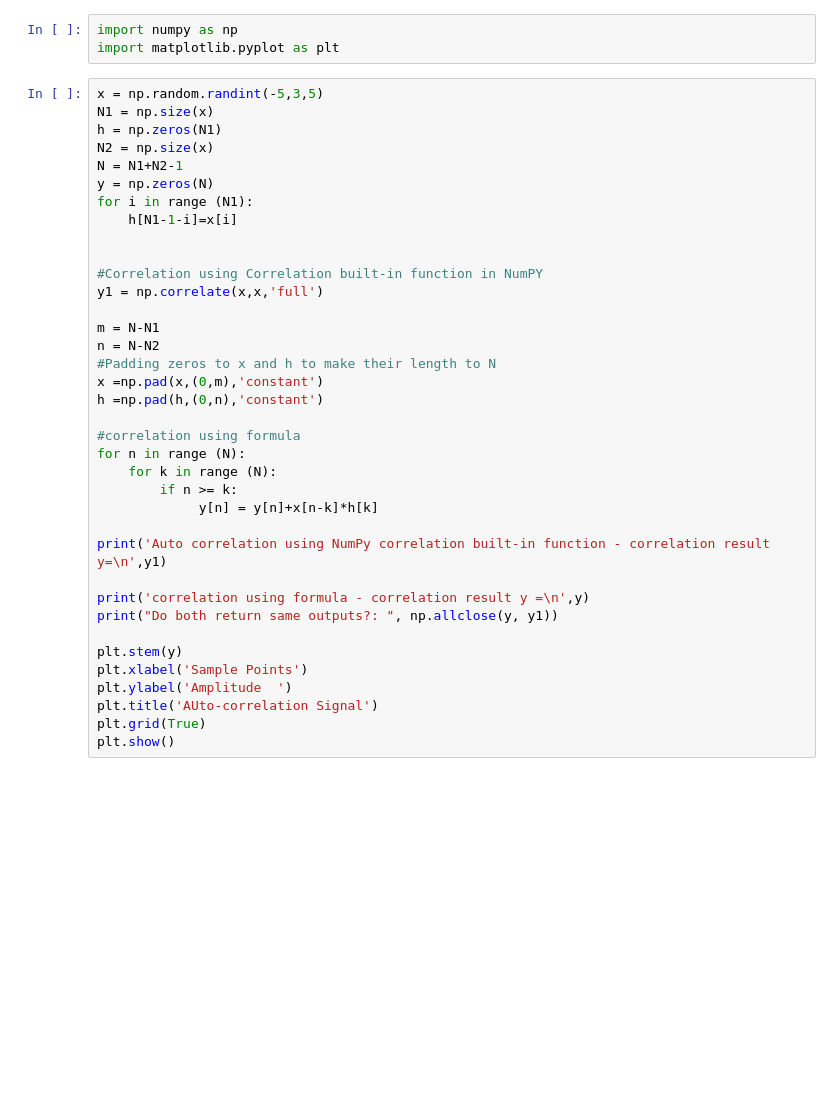
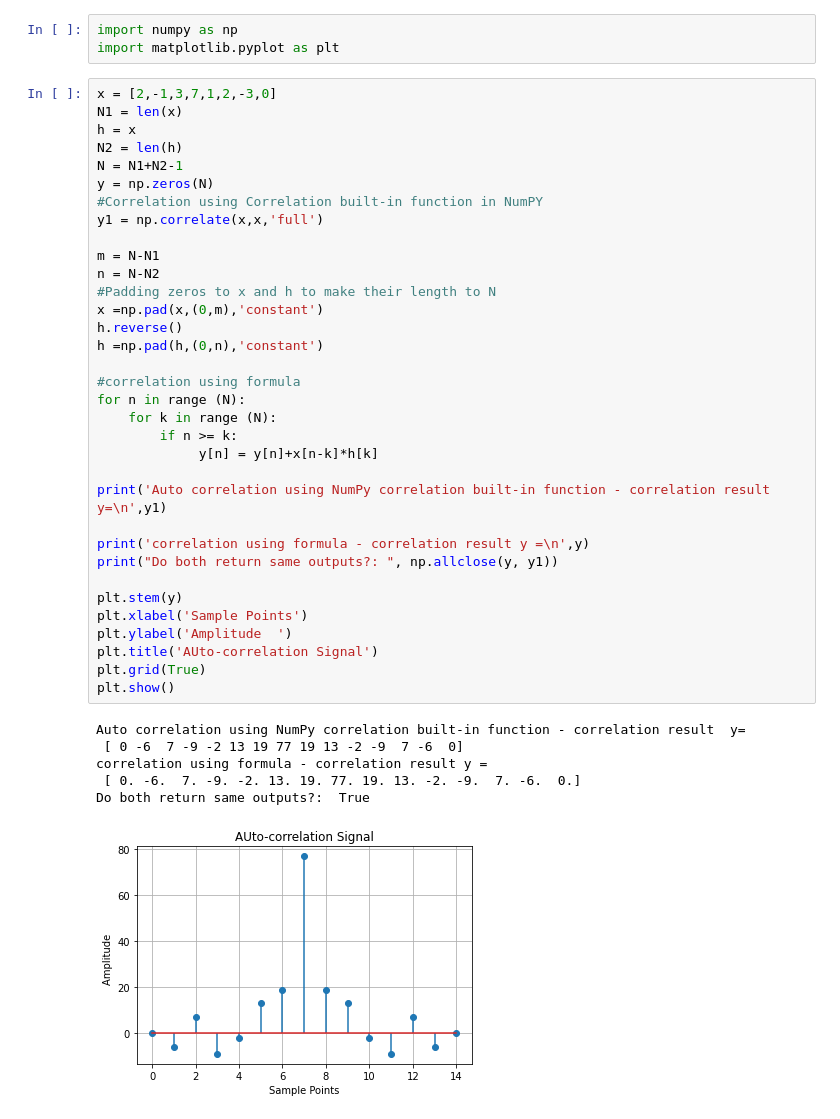
Before and after one commit to appledora/DSP_LAB_TASK, a Jupyter notebook: 4.ipynb, the cells around one changed output. Drawn from its saved outputs; the diff is of its cells as text; blank space fills up the shorter version.

```diff
--- a/4.ipynb
+++ b/4.ipynb
@@ -7,39 +7,43 @@ This is a type of correlation in which the given signal is correlated with itsel
 import numpy as np
 import matplotlib.pyplot as plt
 # %%
-x = np.random.randint(-5,3,5)
-N1 = np.size(x)
-h = np.zeros(N1)
-N2 = np.size(x)
+x = [2,-1,3,7,1,2,-3,0]
+N1 = len(x)
+h = x
+N2 = len(h)
 N = N1+N2-1
 y = np.zeros(N)
-for i in range (N1):
-    h[N1-1-i]=x[i]
-
-
 #Correlation using Correlation built-in function in NumPY
 y1 = np.correlate(x,x,'full')
 
 m = N-N1
 n = N-N2
 #Padding zeros to x and h to make their length to N
 x =np.pad(x,(0,m),'constant')
+h.reverse()
 h =np.pad(h,(0,n),'constant')
 
 #correlation using formula
 for n in range (N):
     for k in range (N):
         if n >= k:
              y[n] = y[n]+x[n-k]*h[k]
 
 print('Auto correlation using NumPy correlation built-in function - correlation result  y=\n',y1)
 
 print('correlation using formula - correlation result y =\n',y)
 print("Do both return same outputs?: ", np.allclose(y, y1))
 
 plt.stem(y)
 plt.xlabel('Sample Points')
 plt.ylabel('Amplitude  ')
 plt.title('AUto-correlation Signal')
 plt.grid(True)
 plt.show()
+# %% [output]
+Auto correlation using NumPy correlation built-in function - correlation result  y=
+ [ 0 -6  7 -9 -2 13 19 77 19 13 -2 -9  7 -6  0]
+correlation using formula - correlation result y =
+ [ 0. -6.  7. -9. -2. 13. 19. 77. 19. 13. -2. -9.  7. -6.  0.]
+Do both return same outputs?:  True
+[figure, added]
```
